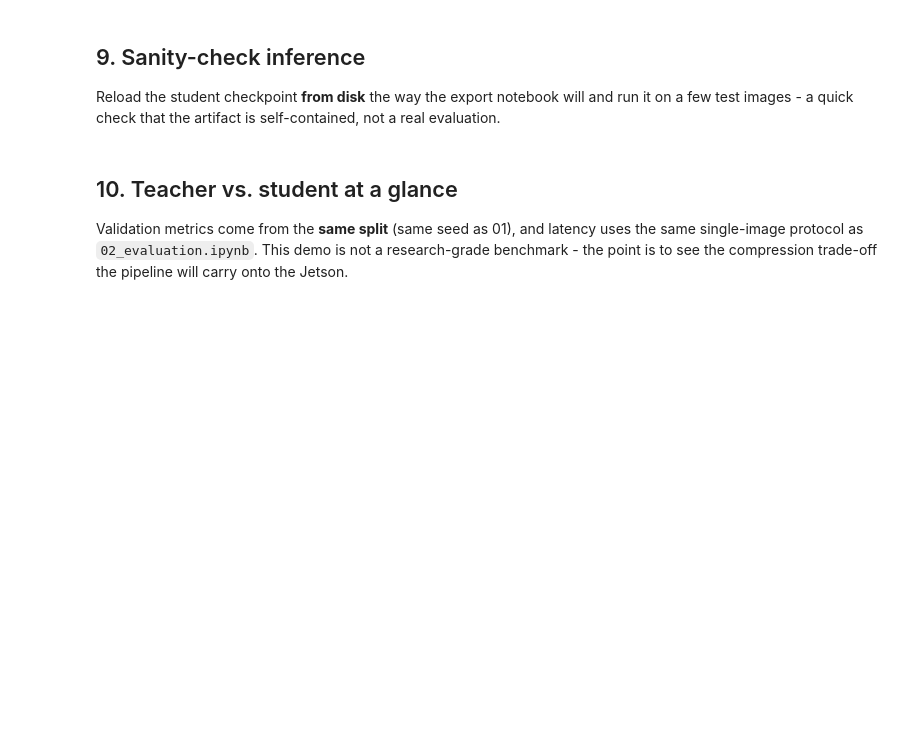
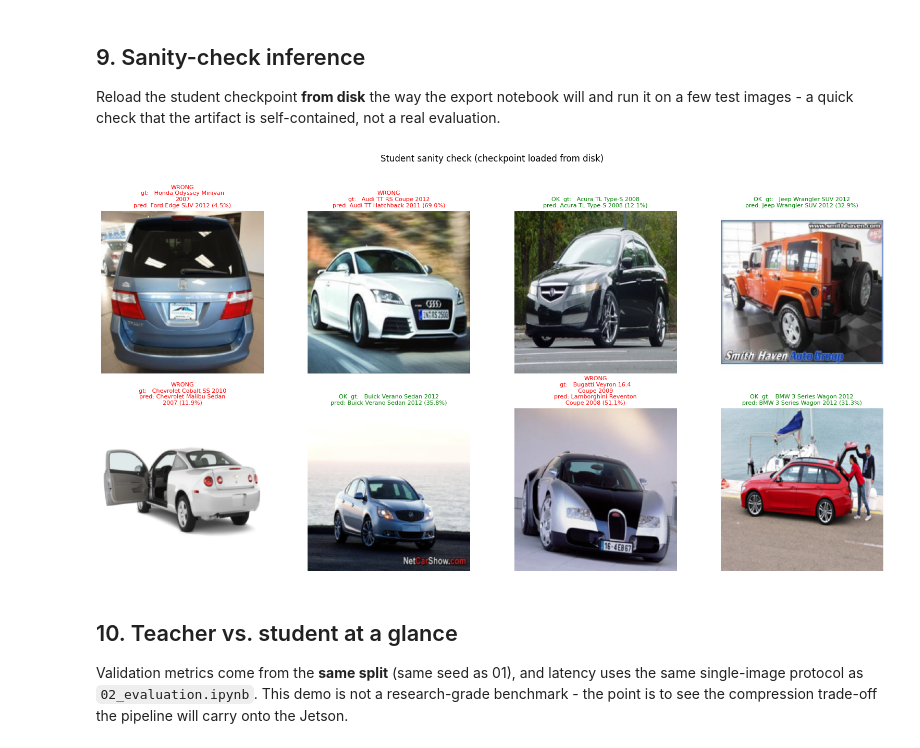
Before and after one commit to PatiphanAK/classification_inference_demo, a Jupyter notebook: notebooks/04_distillation.ipynb, the cells around one changed output. Cells and saved outputs as stored; diff of their text form; code cells hidden in the pictures; blank space fills up the shorter version.

```diff
--- a/notebooks/04_distillation.ipynb
+++ b/notebooks/04_distillation.ipynb
@@ -84,13 +91,13 @@ from pathlib import Path
 IN_COLAB = os.path.isdir("/content")   # running in Google Colab?
 
 if IN_COLAB:
-    _DATA_DEFAULT, _MODELS_DEFAULT = "/content/data/stanford_cars", "/content/models"
+    _DATA_DEFAULT, _MODELS_DEFAULT = "/content/data/stanford_cars/car_data/car_data", "/content/models"
 else:
     _DATA_DEFAULT, _MODELS_DEFAULT = "../data/stanford_cars", "../models"
 
 DATASET_ROOT = Path(os.environ.get("STANFORD_CARS_ROOT", _DATA_DEFAULT))
 MODELS_DIR   = Path(os.environ.get("MODELS_DIR", _MODELS_DEFAULT))
-TEACHER_CKPT = Path(os.environ.get("TEACHER_CKPT", str(MODELS_DIR / "baseline" / "best.pt")))
+TEACHER_CKPT = Path(os.environ.get("TEACHER_CKPT",  "best.pt"))
 STUDENT_CKPT = Path(os.environ.get("STUDENT_CKPT", str(MODELS_DIR / "distilled" / "best.pt")))
 
 IMAGE_SIZE    = 224     # must match the teacher checkpoint (asserted in section 4)
@@ -547,40 +640,46 @@ Reload the student checkpoint **from disk** the way the export notebook will and
 a few test images - a quick check that the artifact is self-contained, not a real
 evaluation.
 # %%
-loaded = torch.load(STUDENT_CKPT, map_location=DEVICE, weights_only=False)  # our own checkpoint
+loaded = torch.load(
+    STUDENT_CKPT,
+    map_location=DEVICE,
+    weights_only=False,
+)
 
 student_model = build_model_from_checkpoint(loaded).to(DEVICE)
 student_model.load_state_dict(loaded["state_dict"])
 student_model.eval()
 
 test_ds_loaded = StanfordCarsDataset(test_samples, loaded["classes"],
                                      transform=build_transforms(loaded["preprocessing"], augment=False))
 
 
 def short_name(name):
     return "\n".join(textwrap.wrap(name, 24))
 
 
 picks = random.Random(SEED).sample(range(len(test_ds_loaded)), 8)
 inv_mean = torch.tensor(loaded["preprocessing"]["mean"])[:, None, None]
 inv_std  = torch.tensor(loaded["preprocessing"]["std"])[:, None, None]
 
 fig, axes = plt.subplots(2, 4, figsize=(16, 8))
 for ax, i in zip(axes.ravel(), picks):
     image, target = test_ds_loaded[i]
     with torch.no_grad():
         probs = torch.softmax(student_model(image[None].to(DEVICE)), dim=1)[0].cpu()
     conf, pred = probs.max(0)
     ok = pred.item() == target
     show = (image * inv_std + inv_mean).clamp(0, 1).permute(1, 2, 0).numpy()
     ax.imshow(show)
     title = ("OK  " if ok else "WRONG\n") + "gt:   " + short_name(loaded["classes"][target])
     title += "\npred: " + short_name(loaded["classes"][pred.item()]) + " (%.1f%%)" % (conf.item() * 100)
     ax.set_title(title, fontsize=8, color="green" if ok else "red")
     ax.axis("off")
 plt.suptitle("Student sanity check (checkpoint loaded from disk)", y=1.02)
 plt.tight_layout()
 plt.show()
+# %% [output]
+[figure, added]
 # %% [markdown]
 ## 10. Teacher vs. student at a glance
 
```
Also changed, not shown: parts of 14 cells of this notebook.
